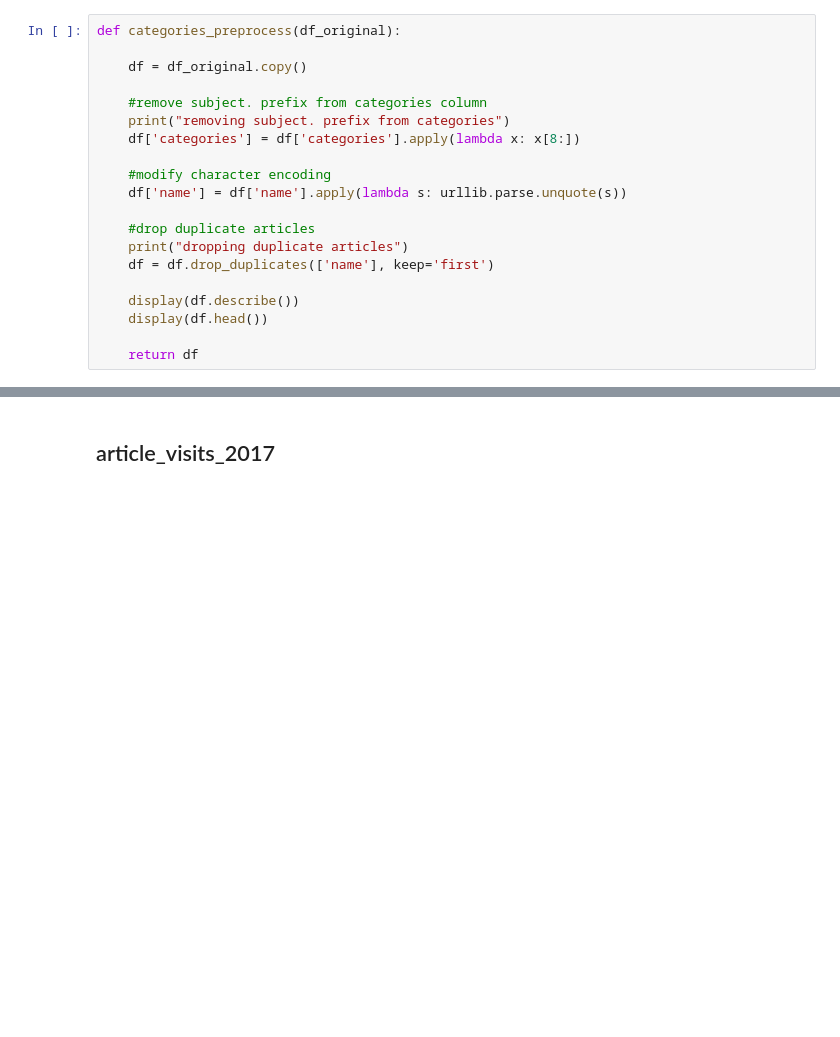
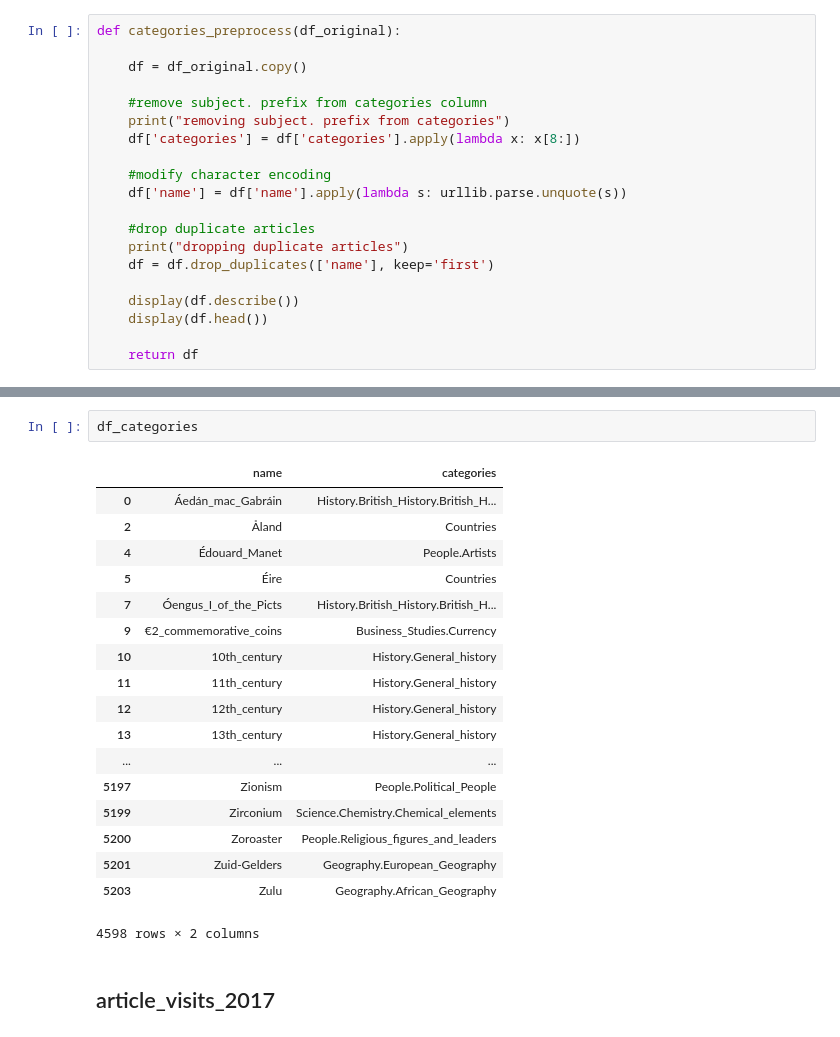
Before and after one commit to MLortki/wikipedia_news_datastory_dv18, a Jupyter notebook: notebooks/data-preprocessing.ipynb, the cells around one changed output, grey strips where cells are left out. Saved outputs shown, nothing was run; the diff lists cells and outputs as text; blank space fills up the shorter version.

```diff
--- a/notebooks/data-preprocessing.ipynb
+++ b/notebooks/data-preprocessing.ipynb
@@ -120,6 +120,27 @@ dropping duplicate articles
 | 4 | Édouard_Manet | People.Artists |
 | 5 | Éire | Countries |
 | 7 | Óengus_I_of_the_Picts | History.British_History.British_H... |
+# %%
+df_categories
+# %% [output]
+|  | name | categories |
+| 0 | Áedán_mac_Gabráin | History.British_History.British_H... |
+| 2 | Åland | Countries |
+| 4 | Édouard_Manet | People.Artists |
+| 5 | Éire | Countries |
+| 7 | Óengus_I_of_the_Picts | History.British_History.British_H... |
+| 9 | €2_commemorative_coins | Business_Studies.Currency |
+| 10 | 10th_century | History.General_history |
+| 11 | 11th_century | History.General_history |
+| 12 | 12th_century | History.General_history |
+| 13 | 13th_century | History.General_history |
+| ... | ... | ... |
+| 5197 | Zionism | People.Political_People |
+| 5199 | Zirconium | Science.Chemistry.Chemical_elements |
+| 5200 | Zoroaster | People.Religious_figures_and_leaders |
+| 5201 | Zuid-Gelders | Geography.European_Geography |
+| 5203 | Zulu | Geography.African_Geography |
+4598 rows × 2 columns
 # %% [markdown]
 ## article_visits_2017
 # %% [markdown]
```
Also changed, not shown: parts of 2 cells of this notebook, 18 other files.
